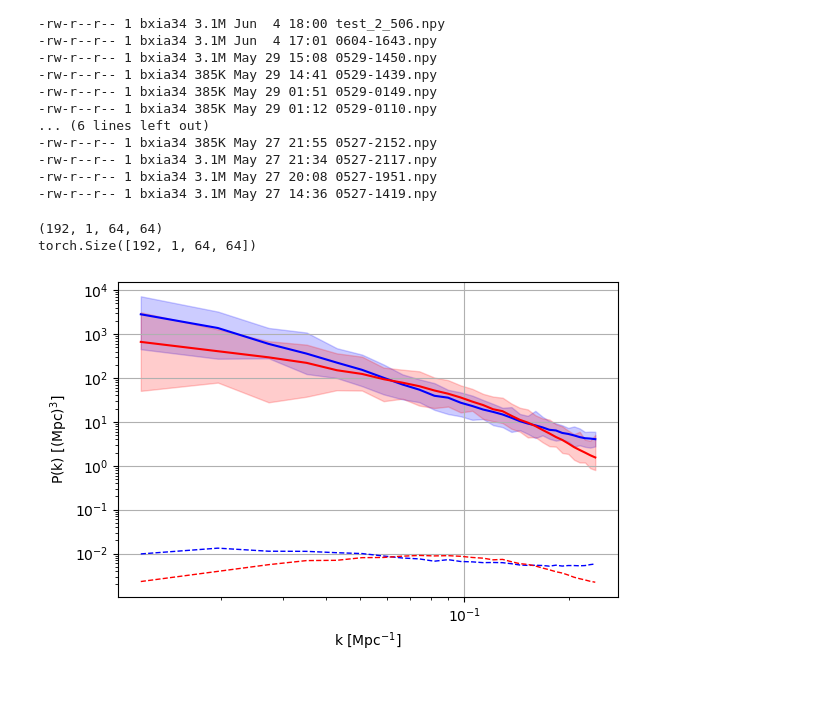
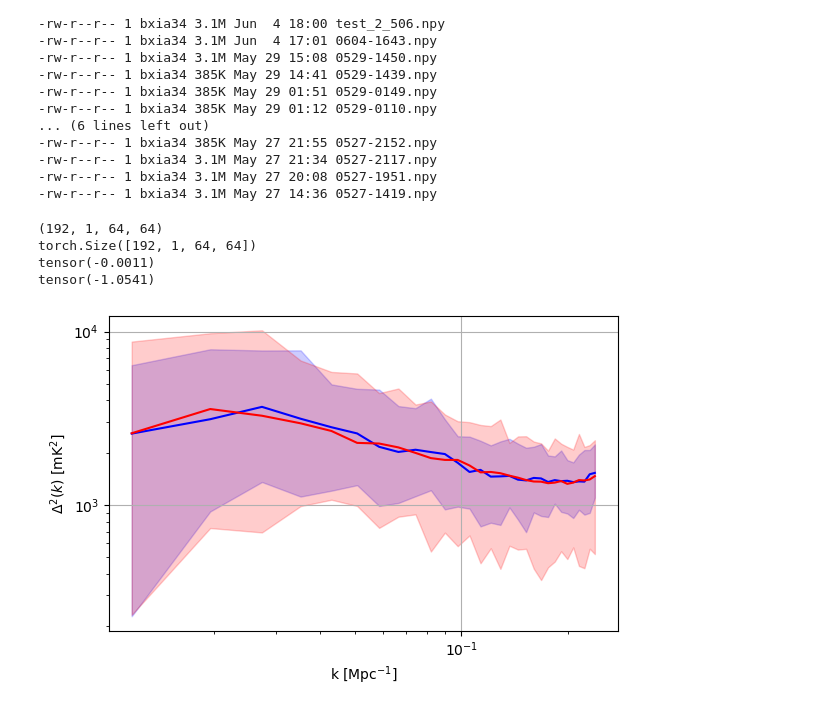
Before and after one commit to Xsmos/ml21cm, a Jupyter notebook: quantify_results.ipynb, the cells around one changed output. Drawn from its saved outputs; the diff is of its cells as text; code cells hidden in the pictures.

```diff
--- a/quantify_results.ipynb
+++ b/quantify_results.ipynb
@@ -264,10 +159,10 @@ for i in range(54):
     density_field = x[i,0,:,:]#np.random.randn(Nx, Ny, Nz)  # 示例密度场，可以替换为实际数据
     if density_field.ndim == 3:
         Nx, Ny, Nz = density_field.shape
-        box_size = 128#(128.0, 128.0, 1024.0)
+        box_size = 128#(128.0, 128.0, 1024.0) #512#
     elif density_field.ndim == 2:
         Nx, Ny = density_field.shape
-        box_size = 128#(128.0, 1024.0)
+        box_size = 128#(128.0, 1024.0) #512#
 
     # 计算物质功率谱
     k_vals, Pk_vals = calc_ps(density_field, box_size)
@@ -275,10 +170,10 @@ for i in range(54):
     Pk_vals_all.append(Pk_vals)
 
     # 计算Delta^2(k)
-    Delta2_vals = k_vals**3 * Pk_vals / (2 * np.pi**2)
+    # Delta2_vals = k_vals**3 * Pk_vals / (2 * np.pi**2)
 
     # 计算 k^2 P(k) / (4 * pi^2)
-    k2Pk_vals = k_vals**2 * Pk_vals / (4 * np.pi**2)
+    # k2Pk_vals = k_vals**2 * Pk_vals / (4 * np.pi**2)
 
     # 绘制功率谱
     # plt.subplot(1, 1, 1)
@@ -342,19 +237,25 @@ drwxr-xr-x 9 bxia34 4.0K Jun  4 23:05 logs/
 -rw-r--r-- 1 bxia34 3.1M May 27 14:36 0527-1419.npy
 # %%
 # x_sample = np.load("outputs/0527-1951.npy")
-x_sample = np.load("outputs/test_8_038.npy")
+x_sample = np.load("outputs/0604-2353.npy")
 print(x_sample.shape)
 x_sample = torch.from_numpy(x_sample)
 print(x_sample.shape)
+print(x_sample.max())
+print(x_sample.min())
+# plt.imshow(x_sample[0,0,:,:])
+# plt.show()
 # %% [output]
 (192, 1, 64, 64)
 torch.Size([192, 1, 64, 64])
+tensor(-0.0011)
+tensor(-1.0541)
 # %%
 # 示例三维密度场
 # Nx, Ny, Nz = 64, 64, 512  # 密度场的大小，长方体
 # box_size = (128.0, 128.0, 1024.0)  # 盒子大小（单位Mpc/h），对应于 (Lx, Ly, Lz)
 plt.figure(figsize=(6, 4), dpi=100)
-k_vals_all = []
+# k_vals_all = []
 Pk_vals_all = []
 for i in range(192):
 
@@ -368,7 +269,7 @@ for i in range(192):
 
     # 计算物质功率谱
     k_vals, Pk_vals = calc_ps(density_field, box_size)
-    k_vals_all.append(k_vals)
+    # k_vals_all.append(k_vals)
     Pk_vals_all.append(Pk_vals)
 
     # 计算Delta^2(k)
@@ -382,41 +283,41 @@ for i in range(192):
     # plt.plot(k_vals, Pk_vals, '--', lw=0.5)#, 'b-')
 
 plt.xlabel('k [Mpc$^{-1}$]')
-plt.ylabel(r'P(k) [(Mpc)$^3$]')
+plt.ylabel(r'$\Delta^2(k)$ [mK$^2$]')
 # plt.title('Power Spectrum for random $\log T_{vir}$, $\zeta$')
 # plt.title('Power Spectrum for $\log T_{vir}$, $\zeta$ =' + f" {c[0].numpy()}")
 plt.grid(True)
 
 # k_vals_all = np.array(k_vals_all)
 # print(k_vals_all.shape)
 Pk_vals_all_diffusion = np.array(Pk_vals_all)
 # print(Pk_vals_all.shape)
     # plt.subplot(2, 1, 2)
     # plt.loglog(k_vals, Delta2_vals, 'r-', label='$\\Delta^2(k) = \\frac{k^3 P(k)}{2\\pi^2}$')
     # plt.loglog(k_vals, k2Pk_vals, 'g--', label='$\\frac{k^2 P(k)}{4\\pi^2}$')
     # plt.xlabel('k [h/Mpc]')
     # plt.ylabel('Power')
     # plt.title('Normalized Power Spectrum')
     # # plt.legend()
     # plt.grid(True)
 sigma_level = 0
 
 plt.plot(k_vals, np.median(Pk_vals_all_sim, axis=0), 'b-', label='sim')
-plt.plot(k_vals, k_vals**2/(4*np.pi**2)*np.median(Pk_vals_all_sim, axis=0), 'b--', lw=1)
+# plt.plot(k_vals, k_vals**2/(4*np.pi**2)*np.median(Pk_vals_all_sim, axis=0), 'b--', lw=1)
 plt.fill_between(k_vals, np.percentile(Pk_vals_all_sim, 100-sigma_level, axis=0), np.percentile(Pk_vals_all_sim, sigma_level, axis=0), alpha=0.2, color='b')
 
 
 plt.plot(k_vals, np.median(Pk_vals_all_diffusion, axis=0), 'r-', label='diffusion')
-plt.plot(k_vals, k_vals**2/(4*np.pi**2)*np.median(Pk_vals_all_diffusion, axis=0), 'r--', lw=1)
+# plt.plot(k_vals, k_vals**2/(4*np.pi**2)*np.median(Pk_vals_all_diffusion, axis=0), 'r--', lw=1)
 plt.fill_between(k_vals, np.percentile(Pk_vals_all_diffusion, 100-sigma_level, axis=0), np.percentile(Pk_vals_all_diffusion, sigma_level, axis=0), alpha=0.2, color='r')
 # plt.plot(k_vals_all.mean(axis=0), Pk_vals_all.mean(axis=0), 'r--', lw=4, label="samples' mean")
 # plt.plot(k_vals_all_sim.mean(axis=0), Pk_vals_all_sim.mean(axis=0), 'k-', lw=1, label="simulations' mean")
 
 plt.xscale('log')
 plt.yscale('log')
-
+# plt.xlim(xmin=0.01)
 # plt.legend()
 plt.tight_layout()
 plt.show()
 # %% [output]
-[figure, old version]
+[figure, new version]
```
Also changed, not shown: parts of 21 cells of this notebook.
